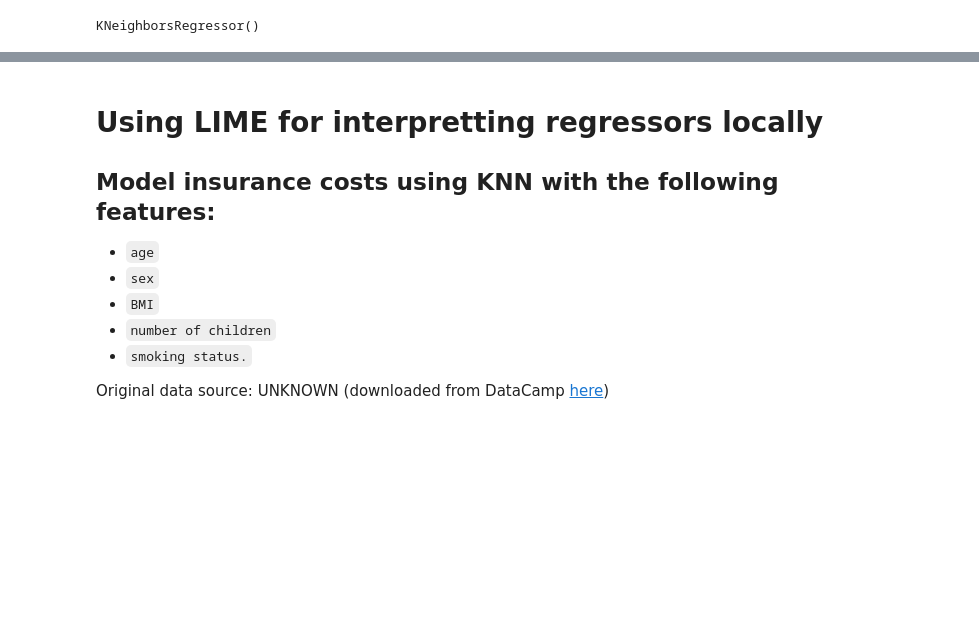
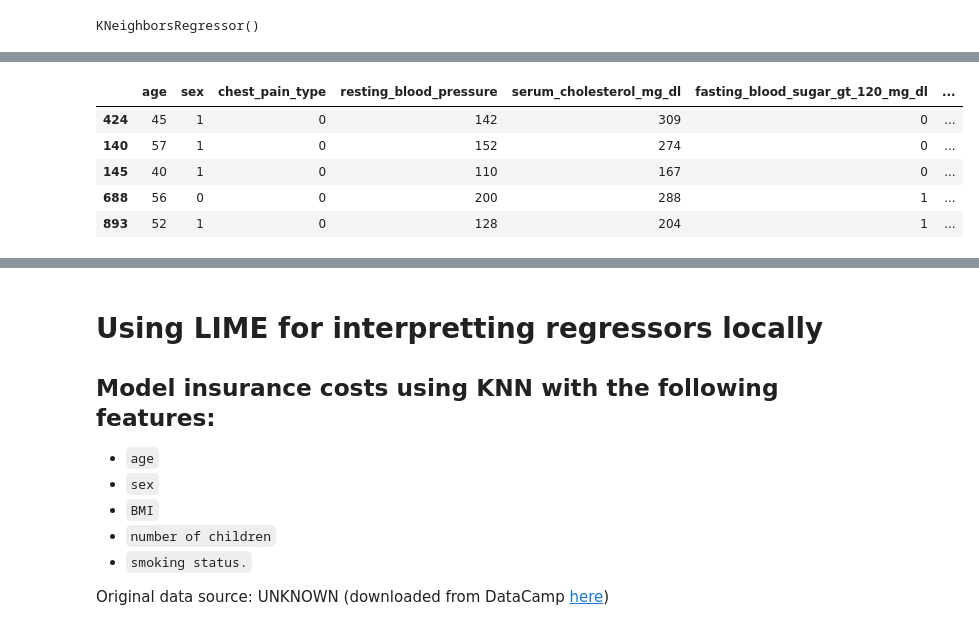
Before and after one commit to MichaelSzczepaniak/MLAIProjects, a Jupyter notebook: ExplainableML/ExplainableML.ipynb, the cells around one changed output, grey strips where cells are left out. Drawn from its saved outputs; the diff is of its cells as text; code cells hidden in the pictures; blank space fills up the shorter version.

```diff
--- a/ExplainableML/ExplainableML.ipynb
+++ b/ExplainableML/ExplainableML.ipynb
@@ -888,0 +893,9 @@ plt.show()
+# %%
+X_train_heart.head()
+# %% [output]
+|  | age | sex | chest_pain_type | resting_blood_pressure | serum_cholesterol_mg_dl | fasting_blood_sugar_gt_120_mg_dl | ... |
+| 424 | 45 | 1 | 0 | 142 | 309 | 0 | ... |
+| 140 | 57 | 1 | 0 | 152 | 274 | 0 | ... |
+| 145 | 40 | 1 | 0 | 110 | 167 | 0 | ... |
+| 688 | 56 | 0 | 0 | 200 | 288 | 1 | ... |
+| 893 | 52 | 1 | 0 | 128 | 204 | 1 | ... |
```
Also changed, not shown: parts of 13 cells of this notebook.
